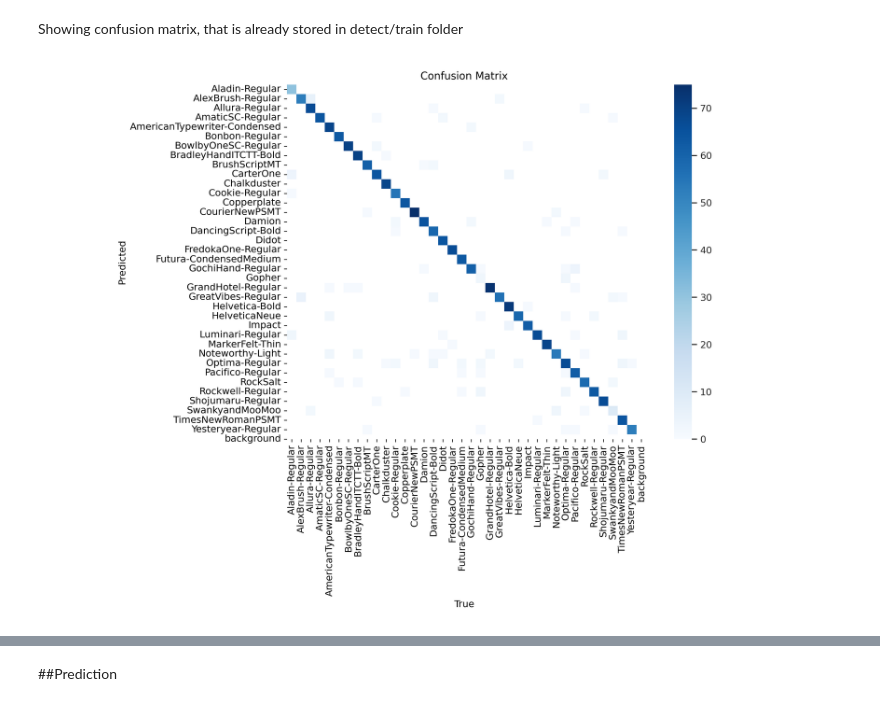
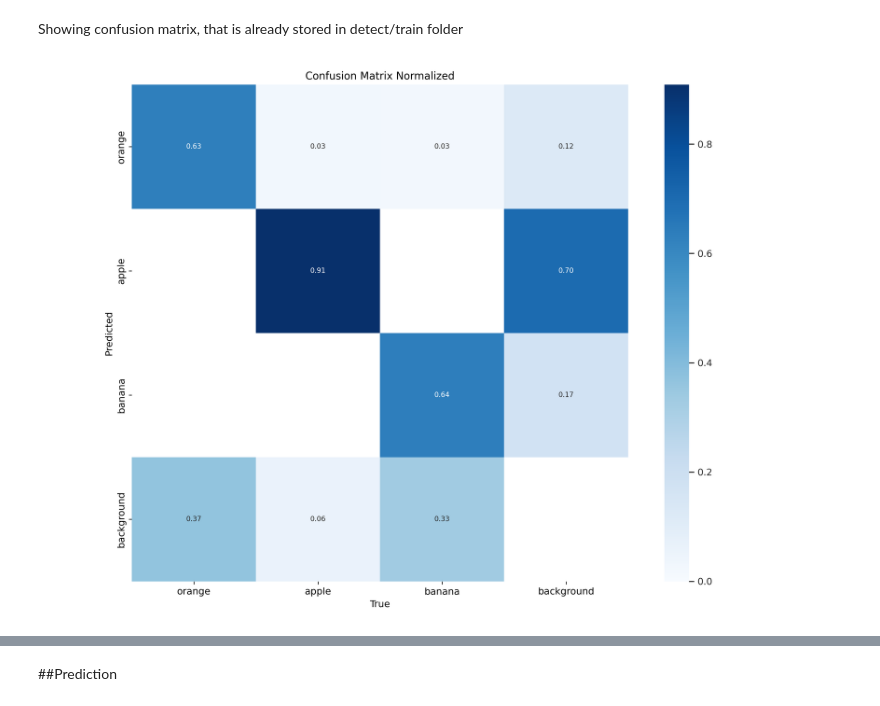
Before and after one commit to yuukionna022/ComputerVisionFontsExtended, a Jupyter notebook: ComputerVisionProject.ipynb, the cells around one changed output, grey strips where cells are left out. Saved outputs shown, nothing was run; the diff lists cells and outputs as text; code cells hidden in the pictures.

```diff
--- a/ComputerVisionProject.ipynb
+++ b/ComputerVisionProject.ipynb
@@ -552,7 +656,7 @@ Showing confusion matrix, that is already stored in detect/train folder
 # %%
 %matplotlib inline
 from PIL import Image
 
-Image.open('/content/runs/classify/train5/confusion_matrix.png')
+Image.open('/content/runs/detect/train/confusion_matrix_normalized.png')
 # %% [output]
-[figure, old version]
+[figure, new version]
```
Also changed, not shown: parts of 86 cells of this notebook.
